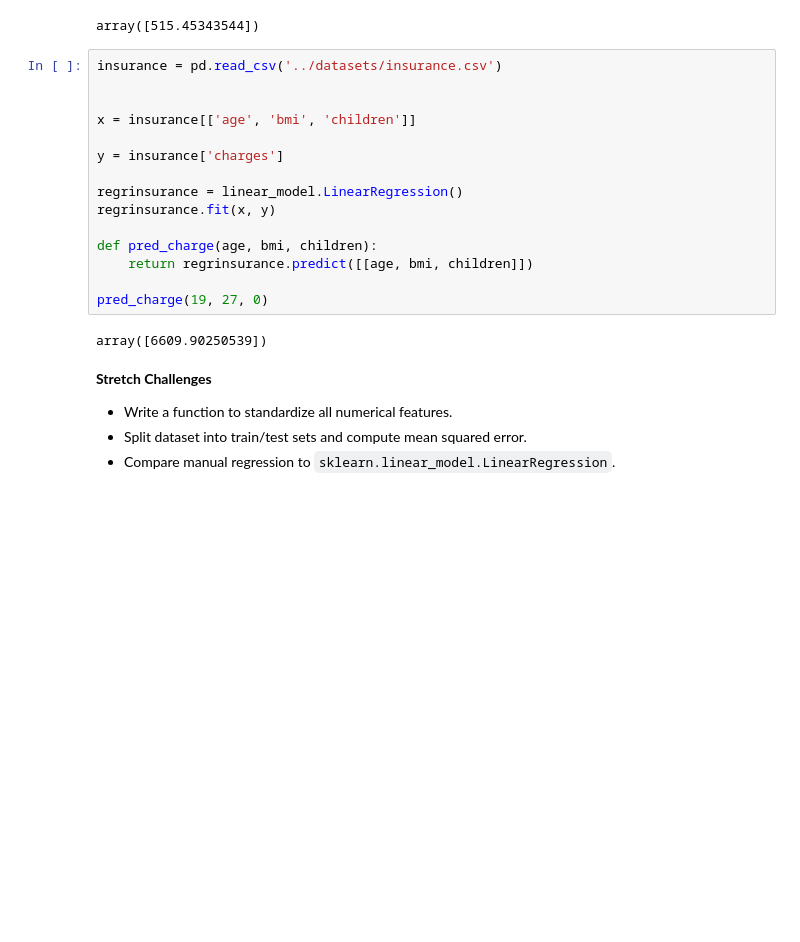
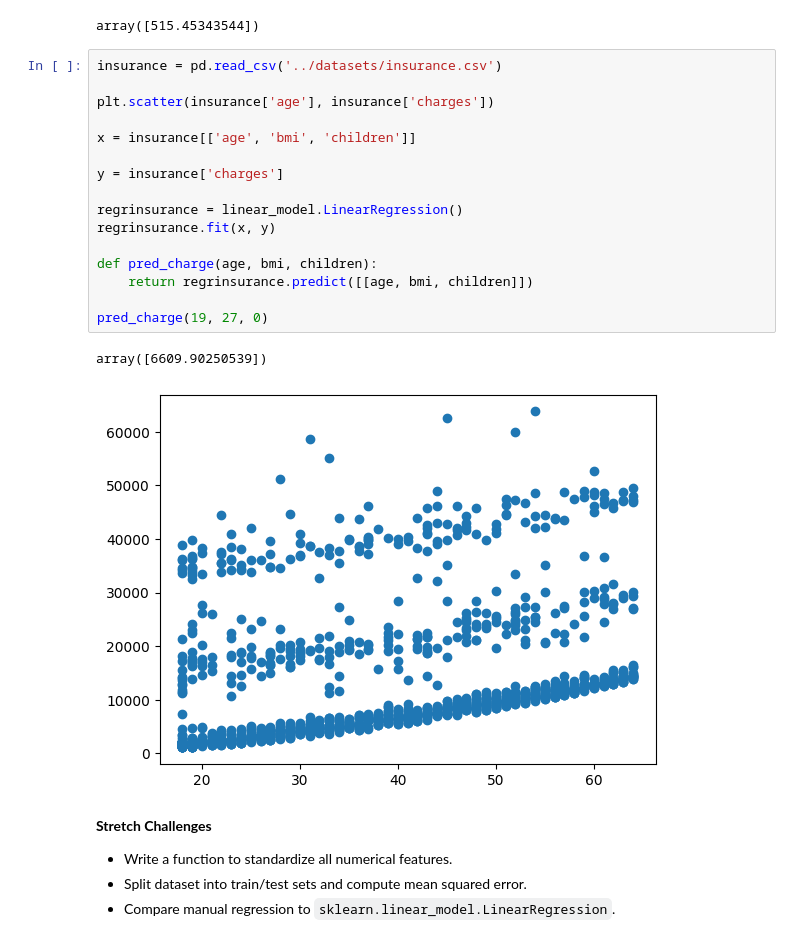
Before and after one commit to Dragonappendix/math-coding, a Jupyter notebook: scripts/week6.ipynb, the cells around one changed output. Saved outputs shown, nothing was run; the diff lists cells and outputs as text; blank space fills up the shorter version.

Commit message:
Add comments and scatter plot to week 6

```diff
--- a/scripts/week6.ipynb
+++ b/scripts/week6.ipynb
@@ -76,20 +76,22 @@ array([515.45343544])
 # %%
 insurance = pd.read_csv('../datasets/insurance.csv')
 
+plt.scatter(insurance['age'], insurance['charges'])
 
 x = insurance[['age', 'bmi', 'children']]
 
 y = insurance['charges']
 
 regrinsurance = linear_model.LinearRegression()
 regrinsurance.fit(x, y)
 
 def pred_charge(age, bmi, children):
     return regrinsurance.predict([[age, bmi, children]])
 
 pred_charge(19, 27, 0)
 # %% [output]
 array([6609.90250539])
+[figure, added]
 # %% [markdown]
 **Stretch Challenges**
 - Write a function to standardize all numerical features.
```
Also changed, not shown: parts of 1 cell of this notebook.
